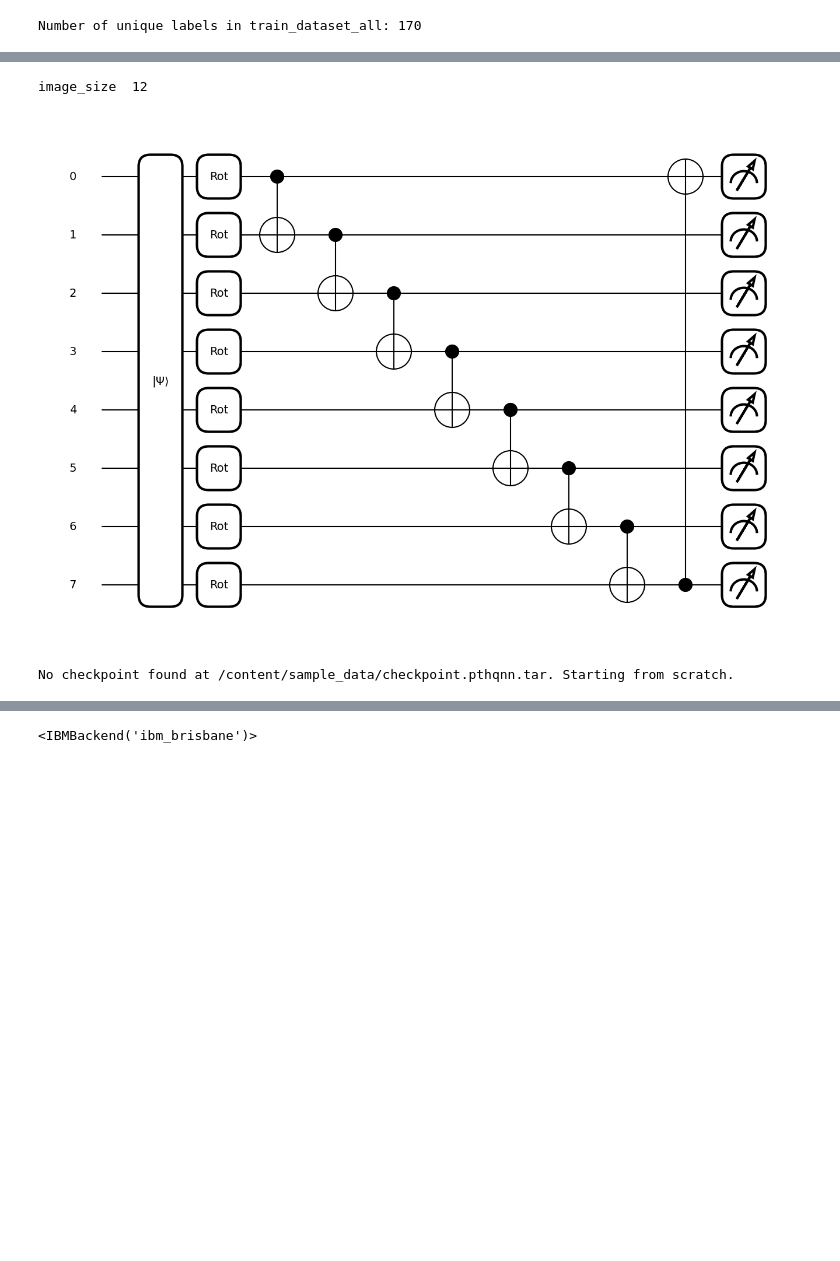
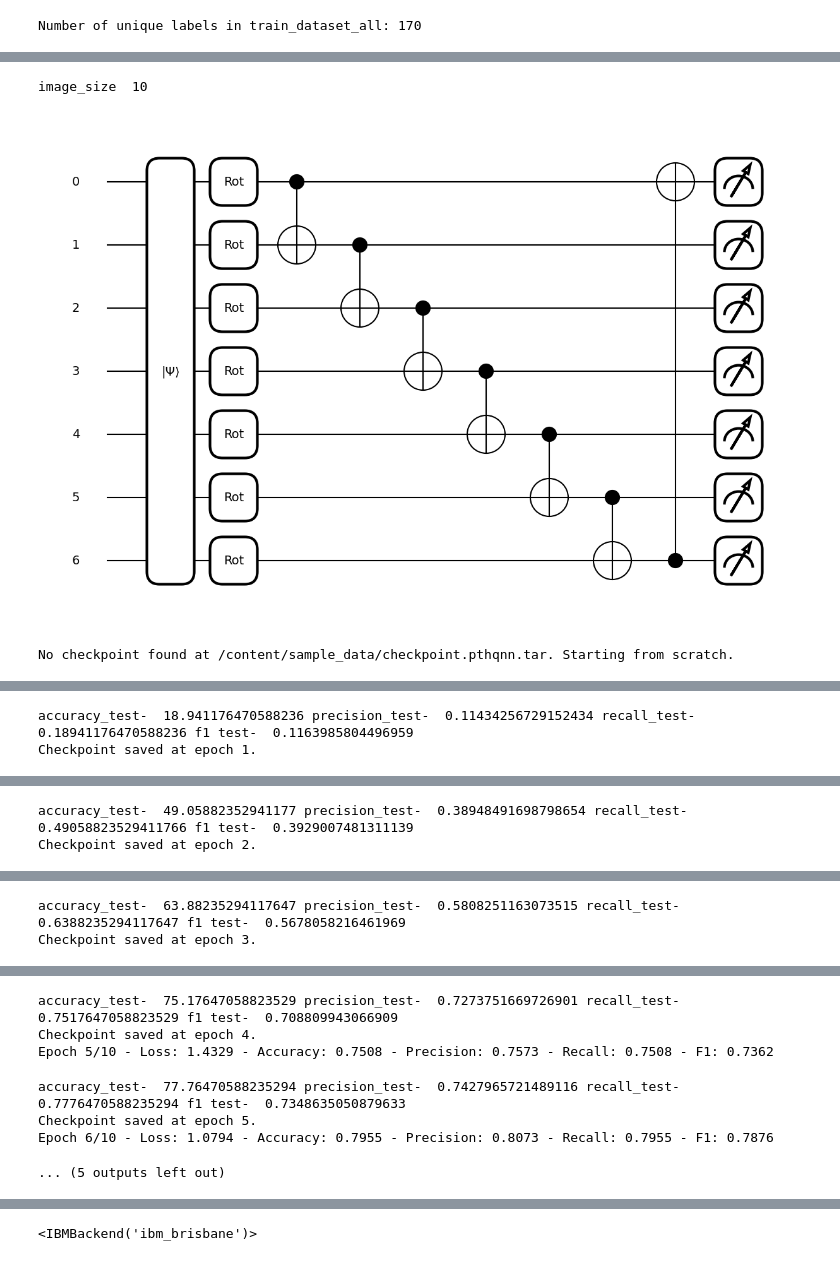
Before and after one commit to ashishar/q_character, a Jupyter notebook: Brahmi_post_variational_qnn_and_pauli_observables with distillation.ipynb, the cells around one changed output, grey strips where cells are left out. Cells and saved outputs as stored; diff of their text form; code cells hidden in the pictures; blank space fills up the shorter version.

```diff
--- a/Brahmi_post_variational_qnn_and_pauli_observables with distillation.ipynb
+++ b/Brahmi_post_variational_qnn_and_pauli_observables with distillation.ipynb
@@ -452,34 +543,34 @@ for target_label in target_labels:
   # Define a function to load the model
   def load_checkpoint(model, optimizer, filename="/content/sample_data/checkpoint.pthqnn.tar"):
       if os.path.isfile(filename):
           checkpoint = torch.load(filename)
           model.load_state_dict(checkpoint['model_state_dict'])
           optimizer.load_state_dict(checkpoint['optimizer_state_dict'])
           scheduler.load_state_dict(checkpoint['scheduler_state_dict'])
           start_epoch = checkpoint['epoch']
           print(f"Checkpoint loaded. Resuming training from epoch {start_epoch}.")
       else:
           print(f"No checkpoint found at {filename}. Starting from scratch.")
           start_epoch = 0
       return start_epoch
 
 
 
   criterion = nn.CrossEntropyLoss()#gamma=2.0, reduction='mean')
   optimizer = optim.Adam(model.parameters(), lr=0.001)
   # Implement learning rate scheduler
   scheduler = ReduceLROnPlateau(optimizer, mode='min', factor=0.5, patience=5, verbose=True)
 
   # Load the checkpoint if it exists
   start_epoch = load_checkpoint(model, optimizer)
 
 
   # Train the model
   #history2 = train_model(model, train_loader, criterion, optimizer, scheduler, epochs=21)
-  history = train_model(model, train_loader, criterion, optimizer,epochs=75, start_epoch=start_epoch)
+  history = train_model(model, train_loader, criterion, optimizer,epochs=10, start_epoch=start_epoch)
 
   accuracy, precision, recall, f1 = test_model(model, test_loader)
 # %% [output]
-image_size  12
+image_size  10
-[figure, old version]
+[figure, new version]
 No checkpoint found at /content/sample_data/checkpoint.pthqnn.tar. Starting from scratch.
@@ -486,0 +578,2 @@ KeyboardInterrupt:
+accuracy_test-  18.941176470588236 precision_test-  0.11434256729152434 recall_test-  0.18941176470588236 f1 test-  0.1163985804496959
+Checkpoint saved at epoch 1.
@@ -486,0 +581,2 @@ KeyboardInterrupt:
+accuracy_test-  49.05882352941177 precision_test-  0.38948491698798654 recall_test-  0.49058823529411766 f1 test-  0.3929007481311139
+Checkpoint saved at epoch 2.
@@ -486,0 +584,2 @@ KeyboardInterrupt:
+accuracy_test-  63.88235294117647 precision_test-  0.5808251163073515 recall_test-  0.6388235294117647 f1 test-  0.5678058216461969
+Checkpoint saved at epoch 3.
@@ -486,0 +587,7 @@ KeyboardInterrupt:
+accuracy_test-  75.17647058823529 precision_test-  0.7273751669726901 recall_test-  0.7517647058823529 f1 test-  0.708809943066909
+Checkpoint saved at epoch 4.
+Epoch 5/10 - Loss: 1.4329 - Accuracy: 0.7508 - Precision: 0.7573 - Recall: 0.7508 - F1: 0.7362
+accuracy_test-  77.76470588235294 precision_test-  0.7427965721489116 recall_test-  0.7776470588235294 f1 test-  0.7348635050879633
+Checkpoint saved at epoch 5.
+Epoch 6/10 - Loss: 1.0794 - Accuracy: 0.7955 - Precision: 0.8073 - Recall: 0.7955 - F1: 0.7876
+... (5 outputs left out)
```
Also changed, not shown: parts of 12 cells of this notebook.
